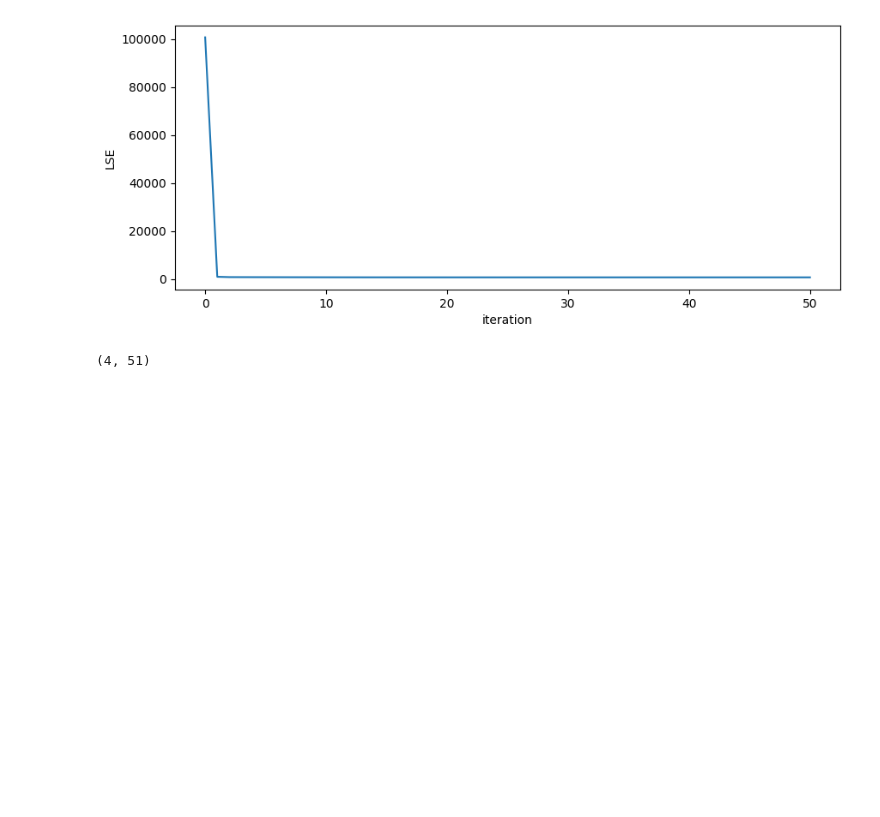
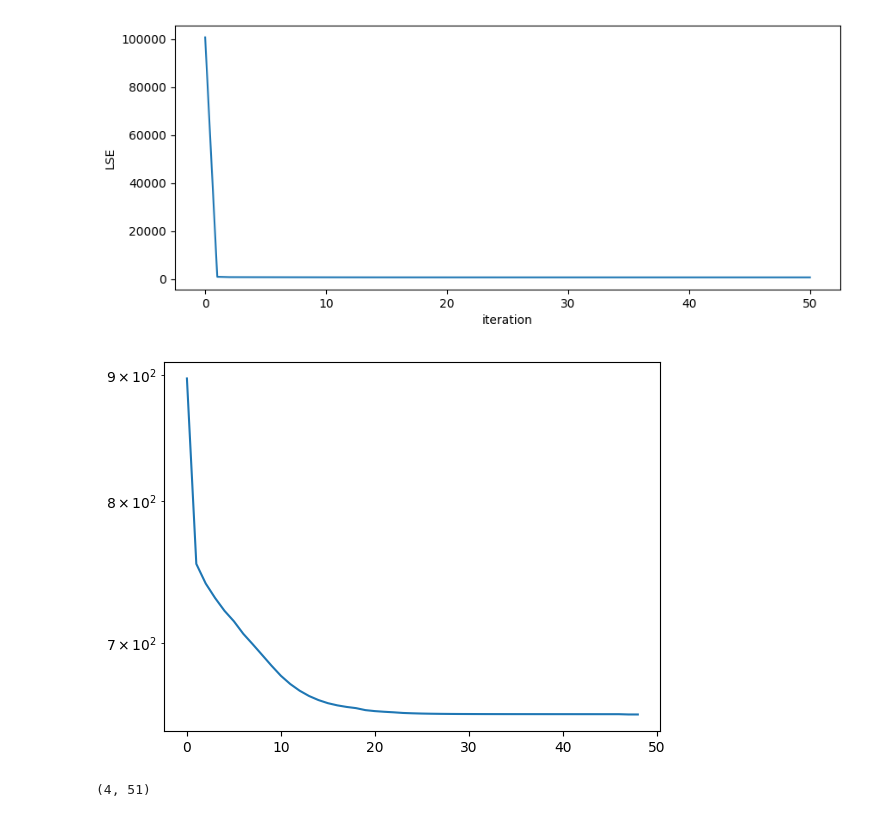
Before and after one commit to LAMCIG/Progression_models_simulations, a Jupyter notebook: EMDPM/experiments/real_data_PPMI/ppmi_fit.ipynb, the cells around one changed output. Drawn from its saved outputs; the diff is of its cells as text; code cells hidden in the pictures; blank space fills up the shorter version.

```diff
--- a/EMDPM/experiments/real_data_PPMI/ppmi_fit.ipynb
+++ b/EMDPM/experiments/real_data_PPMI/ppmi_fit.ipynb
@@ -159,6 +159,13 @@ beta final:  [15.674 13.314 15.436 20.    10.447 13.542 12.175 14.102 14.887 11.
 plot_lse(lse_history)
 # %% [output]
 [figure]
+# %%
+plt.figure()
+plt.plot(lse_history[1:-1])
+plt.yscale('log')
+plt.show()
+# %% [output]
+[figure, added]
 # %%
 print(em_model_0.cog_regression_history.shape)
 
```
Also changed, not shown: 2 other files.
